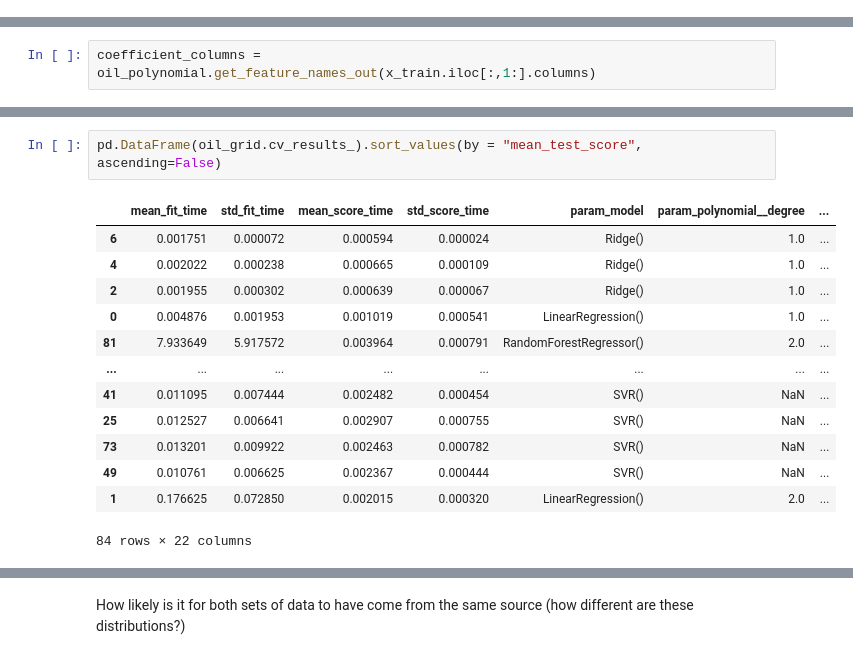
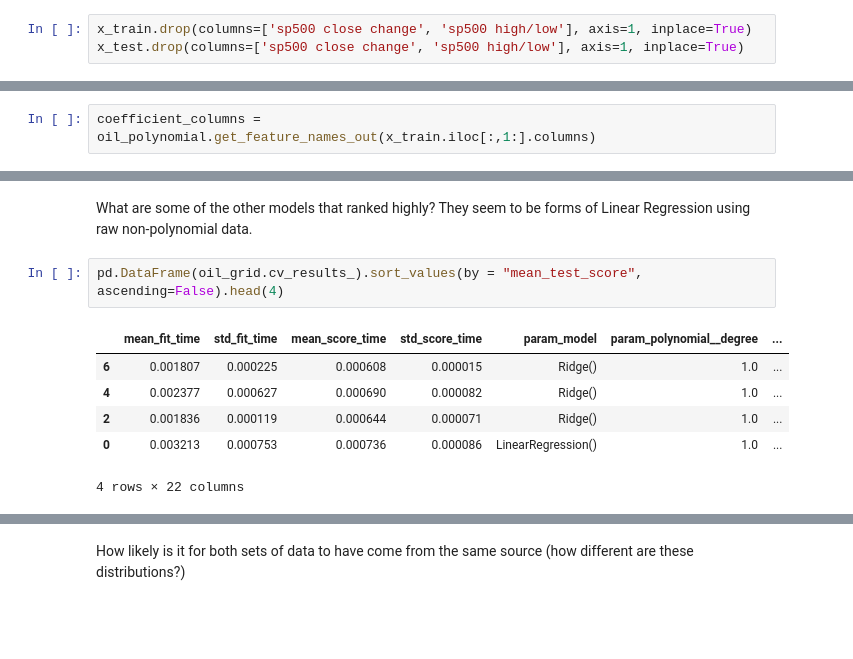
Before and after one commit to kklimov1/PriceRegressionPredictor, a Jupyter notebook: AssetAnalysisClean.ipynb, the cells around one changed output, grey strips where cells are left out. Drawn from its saved outputs; the diff is of its cells as text; blank space fills up the shorter version.

```diff
--- a/AssetAnalysisClean.ipynb
+++ b/AssetAnalysisClean.ipynb
@@ -369,3 +372,6 @@ sns.heatmap(correlation, cmap='magma')
+# %%
+x_train.drop(columns=['sp500 close change', 'sp500 high/low'], axis=1, inplace=True)
+x_test.drop(columns=['sp500 close change', 'sp500 high/low'], axis=1, inplace=True)
 # %% [markdown]
 ### What can we see from this correlation? The difference in high vs low of the previous 24 hours does not correlate to the returns of the same asset.
 - #### The S&P 500 returns are fairly positively correlated to the NASDAQ returns.
@@ -641,16 +583,11 @@ array([ 0.00000000e+00, -2.48502475e-03,  1.94144872e-03,  6.94170526e-04,
+# %% [markdown]
+What are some of the other models that ranked highly? They seem to be forms of Linear Regression using raw non-polynomial data.
 # %%
-pd.DataFrame(oil_grid.cv_results_).sort_values(by = "mean_test_score", ascending=False)
+pd.DataFrame(oil_grid.cv_results_).sort_values(by = "mean_test_score", ascending=False).head(4)
 # %% [output]
 |  | mean_fit_time | std_fit_time | mean_score_time | std_score_time | param_model | param_polynomial__degree | ... |
-| 6 | 0.001751 | 0.000072 | 0.000594 | 0.000024 | Ridge() | 1.0 | ... |
-| 4 | 0.002022 | 0.000238 | 0.000665 | 0.000109 | Ridge() | 1.0 | ... |
-| 2 | 0.001955 | 0.000302 | 0.000639 | 0.000067 | Ridge() | 1.0 | ... |
-| 0 | 0.004876 | 0.001953 | 0.001019 | 0.000541 | LinearRegression() | 1.0 | ... |
-| 81 | 7.933649 | 5.917572 | 0.003964 | 0.000791 | RandomForestRegressor() | 2.0 | ... |
-| ... | ... | ... | ... | ... | ... | ... | ... |
-| 41 | 0.011095 | 0.007444 | 0.002482 | 0.000454 | SVR() | NaN | ... |
-| 25 | 0.012527 | 0.006641 | 0.002907 | 0.000755 | SVR() | NaN | ... |
-| 73 | 0.013201 | 0.009922 | 0.002463 | 0.000782 | SVR() | NaN | ... |
-| 49 | 0.010761 | 0.006625 | 0.002367 | 0.000444 | SVR() | NaN | ... |
-| 1 | 0.176625 | 0.072850 | 0.002015 | 0.000320 | LinearRegression() | 2.0 | ... |
+| 6 | 0.001807 | 0.000225 | 0.000608 | 0.000015 | Ridge() | 1.0 | ... |
+| 4 | 0.002377 | 0.000627 | 0.000690 | 0.000082 | Ridge() | 1.0 | ... |
+| 2 | 0.001836 | 0.000119 | 0.000644 | 0.000071 | Ridge() | 1.0 | ... |
+| 0 | 0.003213 | 0.000753 | 0.000736 | 0.000086 | LinearRegression() | 1.0 | ... |
-84 rows × 22 columns
+4 rows × 22 columns
```
Also changed, not shown: parts of 40 cells of this notebook, 2 other files.
